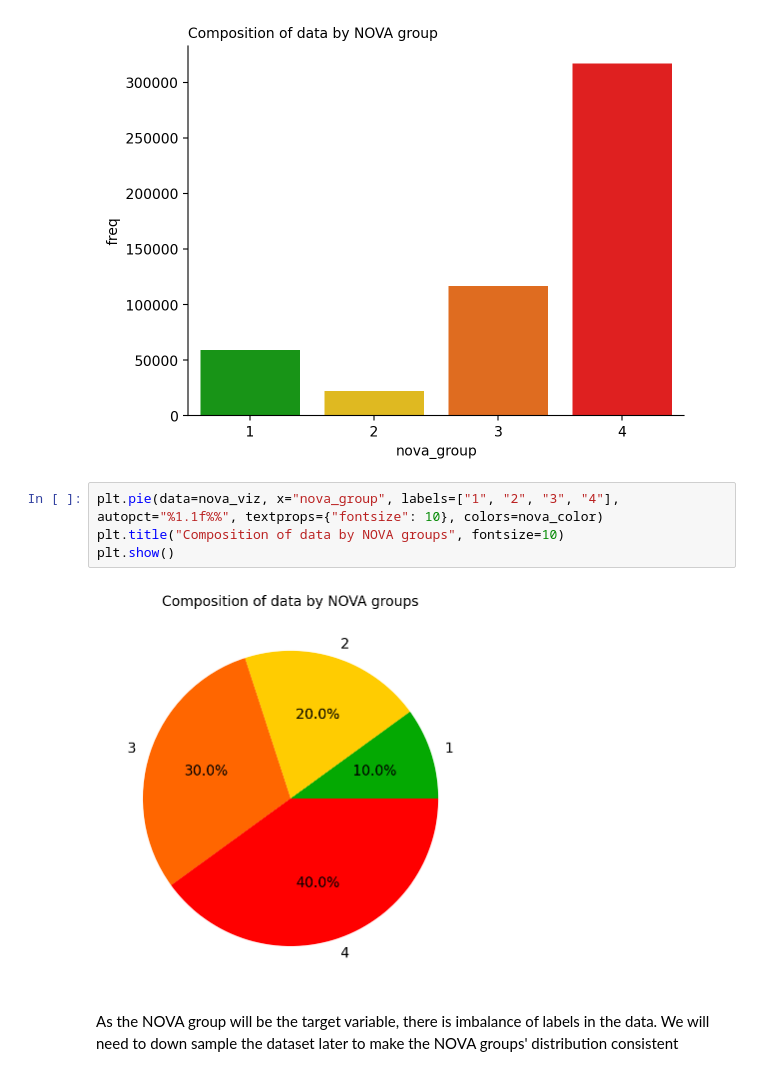
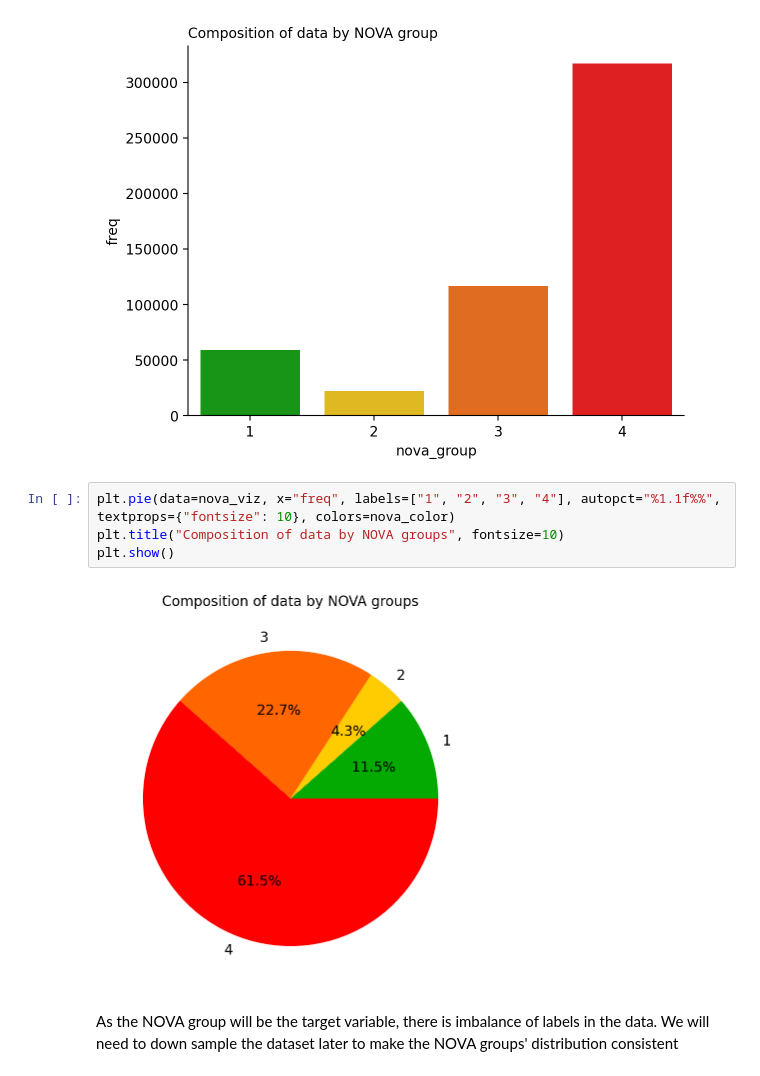
Before and after one commit to ensunpak/upf_nova_classification, a Jupyter notebook: 1_data_eda.ipynb, the cells around one changed output. Saved outputs shown, nothing was run; the diff lists cells and outputs as text.

```diff
--- a/1_data_eda.ipynb
+++ b/1_data_eda.ipynb
@@ -85,11 +85,11 @@ plt.show()
 # %% [output]
 [figure]
 # %%
-plt.pie(data=nova_viz, x="nova_group", labels=["1", "2", "3", "4"], autopct="%1.1f%%", textprops={"fontsize": 10}, colors=nova_color)
+plt.pie(data=nova_viz, x="freq", labels=["1", "2", "3", "4"], autopct="%1.1f%%", textprops={"fontsize": 10}, colors=nova_color)
 plt.title("Composition of data by NOVA groups", fontsize=10)
 plt.show()
 # %% [output]
-[figure, old version]
+[figure, new version]
 # %% [markdown]
 As the NOVA group will be the target variable, there is imbalance of labels in the data. We will need to down sample the dataset later to make the NOVA groups' distribution consistent
 # %%
```
Also changed, not shown: parts of 1 cell of this notebook.
